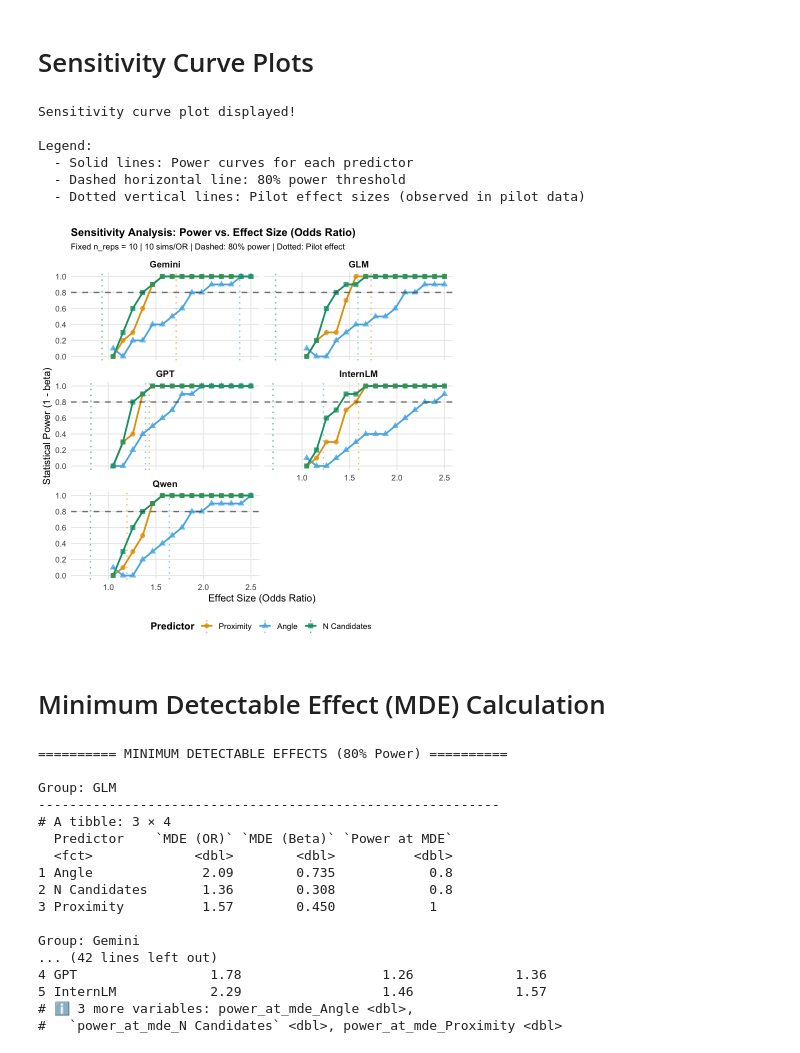
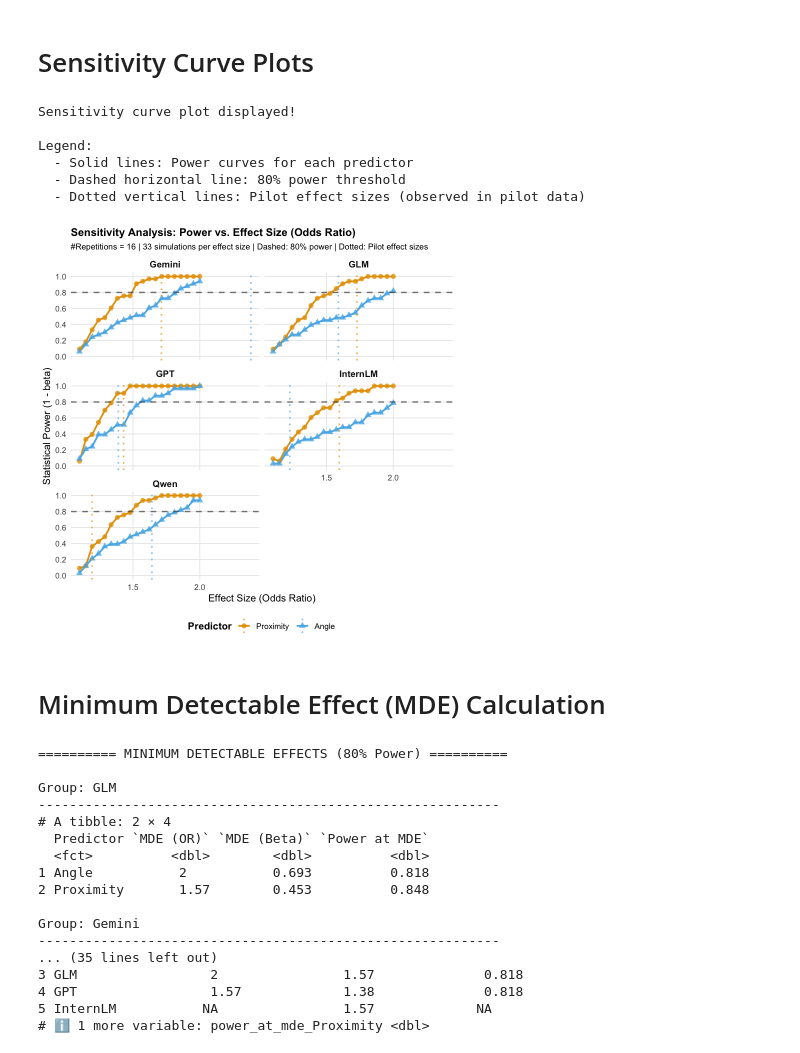
Before and after one commit to grow-ai-like-a-child/referential-gaze, a Jupyter notebook: power_analysis.ipynb, the cells around one changed output. Drawn from its saved outputs; the diff is of its cells as text; code cells hidden in the pictures.

Commit message:
power analysis ready

```diff
--- a/power_analysis.ipynb
+++ b/power_analysis.ipynb
@@ -85,14 +85,14 @@ api_to_name <- list(
 )
 
 # SENSITIVITY ANALYSIS CONSTANTS
-N_SIMULATIONS <- 10             # Number of Monte Carlo simulations per effect size
+N_SIMULATIONS <- 33             # Number of Monte Carlo simulations per effect size
 ALPHA <- 0.05                   # Significance level for hypothesis testing
-N_REPS_FIXED <- 10              # Fixed sample size at maximum capacity
+N_REPS_FIXED <- 16              # Fixed sample size at maximum capacity
 
 # Define effect size range (Odds Ratios)
-OR_MIN <- 1.05                  # Minimum OR (tiny effect)
-OR_MAX <- 2.5                   # Maximum OR (large effect)
-OR_STEPS <- 15                  # Number of effect sizes to test
+OR_MIN <- 1.1                  # Minimum OR (tiny effect)
+OR_MAX <- 2.0                   # Maximum OR (large effect)
+OR_STEPS <- 20                  # Number of effect sizes to test
 OR_SEQUENCE <- seq(OR_MIN, OR_MAX, length.out = OR_STEPS)
 
 STIMULI_PATH <- "./stimuli_1763865486.csv"  # Stimuli file (use existing file for now)
@@ -135,12 +135,13 @@ stimuli_df_all$offset_logit <- qlogis(stimuli_df_all$Wrongness_exp / stimuli_df_
 # CRITICAL: Flip Proximity to match pilot (4 - Proximity)
 stimuli_df_all$Proximity <- 4 - stimuli_df_all$Proximity
 
-# Filter for NEW stimuli only: Site != Site0 & HeadTarget == -1
-stimuli_df <- stimuli_df_all %>% filter(Site != "Site0")
+# Filter for NEW stimuli only: Site != Site0 and not attention checks
+stimuli_df <- stimuli_df_all %>% filter(Site != "Site0" & list_id != -1)
 
 # Validation checks
 cat(sprintf("Total stimuli in file: %d\n", nrow(stimuli_df_all)))
-cat(sprintf("Power analysis stimulus set size (Site != Site0): %d\n", nrow(stimuli_df)))
+cat(sprintf("Power analysis stimulus set size (Site != Site0 and list_id != -1): %d\n", nrow(stimuli_df)))
+stopifnot(nrow(stimuli_df) == 1360)
 
 cat(sprintf("Proximity values: %s\n", paste(sort(unique(stimuli_df$Proximity)), collapse=", ")))
 cat(sprintf("Angle values: %s\n", paste(levels(stimuli_df$Angle), collapse=", ")))
@@ -482,7 +481,7 @@ n_cores <- detectCores() - 1
 cat(sprintf("Using %d cores for parallel processing\n\n", n_cores))
 
 # Define predictors to test
-PREDICTORS_TO_TEST <- c("proximity", "angle", "n_candidates")
+PREDICTORS_TO_TEST <- c("proximity", "angle")
 
 # Initialize results storage
 sensitivity_results <- list()
@@ -557,8 +556,6 @@ for (target_group in GROUP_LIST) {
         p_values_target <- p_values_proximity
       } else if (predictor == "angle") {
         p_values_target <- p_values_angle
-      } else if (predictor == "n_candidates") {
-        p_values_target <- p_values_n_candidates
       }
 
       # Only calculate power if we have valid simulations
@@ -652,8 +649,8 @@ if (nrow(sensitivity_df_clean) == 0) {
       group_label = factor(group, levels = GROUP_LIST,
                           labels = sapply(GROUP_LIST, function(g) api_to_name[[g]])),
       predictor_label = factor(predictor,
-                               levels = c("proximity", "angle", "n_candidates"),
-                               labels = c("Proximity", "Angle", "N Candidates"))
+                               levels = c("proximity", "angle"),
+                               labels = c("Proximity", "Angle"))
     )
 
   # Create dataframe with pilot effect sizes for each group
@@ -667,10 +664,10 @@ if (nrow(sensitivity_df_clean) == 0) {
     data.frame(
       group = grp,
       group_label = api_to_name[[grp]],
-      predictor = c("proximity", "angle", "n_candidates"),
-      predictor_label = factor(c("Proximity", "Angle", "N Candidates"),
-                               levels = c("Proximity", "Angle", "N Candidates")),
-      pilot_or = c(pilot_or$proximity, pilot_or_angle, pilot_or$n_candidates)
+      predictor = c("proximity", "angle"),
+      predictor_label = factor(c("Proximity", "Angle"),
+                               levels = c("Proximity", "Angle")),
+      pilot_or = c(pilot_or$proximity, pilot_or_angle)
     )
   }))
 
@@ -687,51 +684,51 @@ if (nrow(sensitivity_df_clean) == 0) {
     # Add vertical lines for pilot effect sizes
     geom_vline(data = pilot_effects,
                aes(xintercept = pilot_or, color = predictor_label),
-               linetype = "dotted", linewidth = 0.8, alpha = 0.6) +
+               linetype = "dotted", linewidth = 0.9, alpha = 0.7) +
     facet_wrap(~ group_label, ncol = 2) +
     scale_color_manual(
       name = "Predictor",
-      values = c("Proximity" = "#E69F00", "Angle" = "#56B4E9", "N Candidates" = "#009E73")
+      values = c("Proximity" = "#E69F00", "Angle" = "#56B4E9")
     ) +
     scale_shape_manual(
       name = "Predictor",
-      values = c("Proximity" = 16, "Angle" = 17, "N Candidates" = 15)
+      values = c("Proximity" = 16, "Angle" = 17)
     ) +
     scale_y_continuous(breaks = seq(0, 1, 0.2), limits = c(0, 1)) +
     labs(
       title = "Sensitivity Analysis: Power vs. Effect Size (Odds Ratio)",
-      subtitle = sprintf("Fixed n_reps = %d | %d sims/OR | Dashed: 80%% power | Dotted: Pilot effect",
+      subtitle = sprintf("#Repetitions = %d | %d simulations per effect size | Dashed: 80%% power | Dotted: Pilot effect sizes",
                          N_REPS_FIXED, N_SIMULATIONS),
       x = "Effect Size (Odds Ratio)",
       y = "Statistical Power (1 - beta)"
     ) +
     theme_minimal(base_size = 12) +
     theme(
       legend.position = "bottom",
       panel.grid.minor = element_blank(),
       plot.title = element_text(face = "bold", size = 13),
       plot.subtitle = element_text(size = 10),
       strip.text = element_text(face = "bold", size = 11),
       legend.title = element_text(face = "bold")
     )
 
   # Display plot
   print(p_sensitivity)
 
   cat("\nSensitivity curve plot displayed!\n")
   cat("\nLegend:\n")
   cat("  - Solid lines: Power curves for each predictor\n")
   cat("  - Dashed horizontal line: 80% power threshold\n")
   cat("  - Dotted vertical lines: Pilot effect sizes (observed in pilot data)\n")
 }
 # %% [output]
 Sensitivity curve plot displayed!
 
 Legend:
   - Solid lines: Power curves for each predictor
   - Dashed horizontal line: 80% power threshold
   - Dotted vertical lines: Pilot effect sizes (observed in pilot data)
-[figure, old version]
+[figure, new version]
 # %% [markdown]
 # Minimum Detectable Effect (MDE) Calculation
 # %%
@@ -755,8 +752,8 @@ mde_results <- mde_results %>%
   mutate(
     group_label = sapply(group, function(g) api_to_name[[g]]),
     predictor_label = factor(predictor,
-                             levels = c("proximity", "angle", "n_candidates"),
-                             labels = c("Proximity", "Angle", "N Candidates"))
+                             levels = c("proximity", "angle"),
+                             labels = c("Proximity", "Angle"))
   )
 
 cat("\n========== MINIMUM DETECTABLE EFFECTS (80% Power) ==========\n\n")
@@ -796,16 +793,16 @@ print(mde_summary)
 
 Group: GLM
 -----------------------------------------------------------
-# A tibble: 3 × 4
-  Predictor    `MDE (OR)` `MDE (Beta)` `Power at MDE`
-  <fct>             <dbl>        <dbl>          <dbl>
-1 Angle              2.09        0.735            0.8
-2 N Candidates       1.36        0.308            0.8
-3 Proximity          1.57        0.450            1
+# A tibble: 2 × 4
+  Predictor `MDE (OR)` `MDE (Beta)` `Power at MDE`
+  <fct>          <dbl>        <dbl>          <dbl>
+1 Angle           2           0.693          0.818
+2 Proximity       1.57        0.453          0.848
 
 Group: Gemini
-... (42 lines left out)
-4 GPT                 1.78                  1.26             1.36
-5 InternLM            2.29                  1.46             1.57
-# ℹ 3 more variables: power_at_mde_Angle <dbl>,
-#   `power_at_mde_N Candidates` <dbl>, power_at_mde_Proximity <dbl>
+-----------------------------------------------------------
+... (35 lines left out)
+3 GLM                 2                1.57              0.818
+4 GPT                 1.57             1.38              0.818
+5 InternLM           NA                1.57             NA
+# ℹ 1 more variable: power_at_mde_Proximity <dbl>
```
Also changed, not shown: parts of 4 cells of this notebook, 3 other files.
